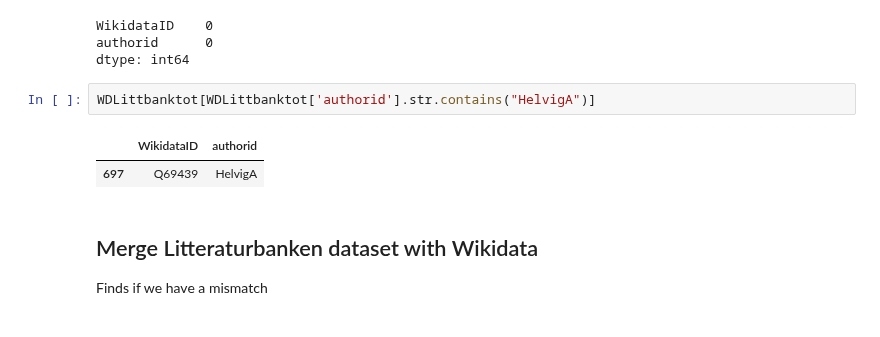
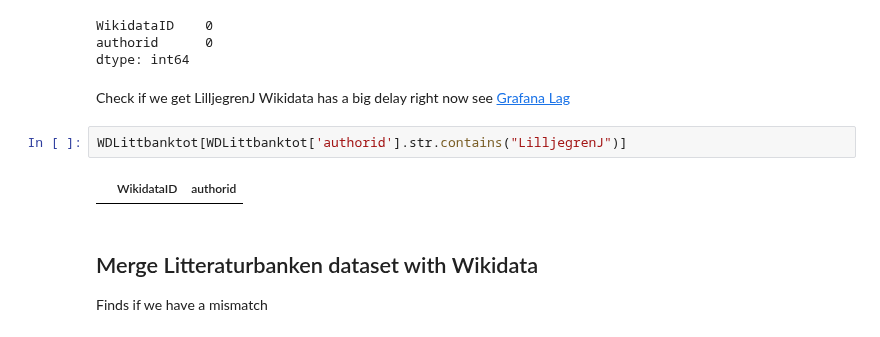
Before and after one commit to salgo60/open-data-examples, a Jupyter notebook: Litteraturbanken Author.ipynb, the cells around one changed output. Cells and saved outputs as stored; diff of their text form.

```diff
--- a/Litteraturbanken Author.ipynb
+++ b/Litteraturbanken Author.ipynb
@@ -250,11 +250,13 @@ WDLittbanktot[WDLittbanktot.duplicated(subset=['WikidataID'])].count()
 WikidataID    0
 authorid      0
 dtype: int64
+# %% [markdown]
+Check if we get LilljegrenJ Wikidata has a big delay right now see
+[Grafana Lag](https://grafana.wikimedia.org/d/000000489/wikidata-query-service?orgId=1&refresh=1m)
 # %%
-WDLittbanktot[WDLittbanktot['authorid'].str.contains("HelvigA")]
+WDLittbanktot[WDLittbanktot['authorid'].str.contains("LilljegrenJ")]
 # %% [output]
 |  | WikidataID | authorid |
-| 697 | Q69439 | HelvigA |
 # %% [markdown]
 ## Merge Litteraturbanken dataset with Wikidata
 Finds if we have a mismatch
```
Also changed, not shown: parts of 27 cells of this notebook, 3 other files.
